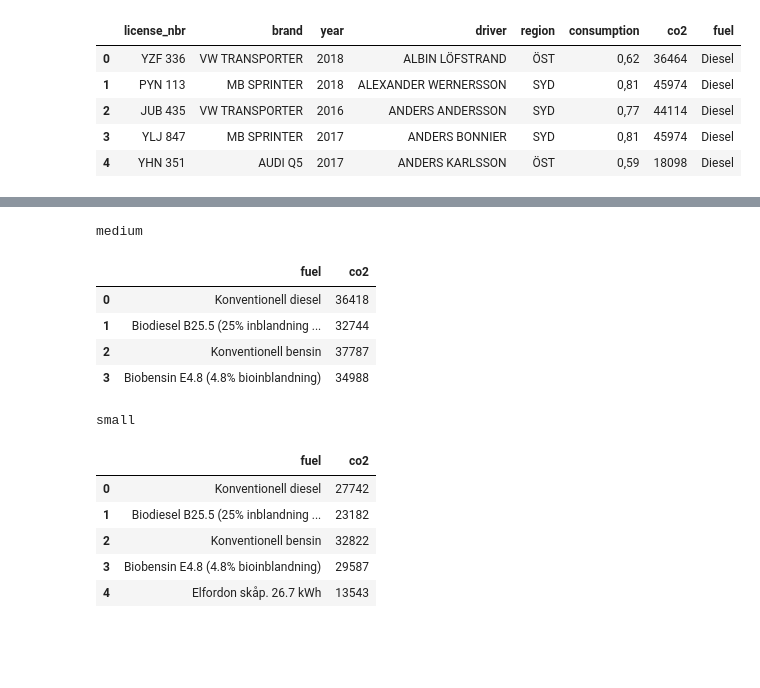
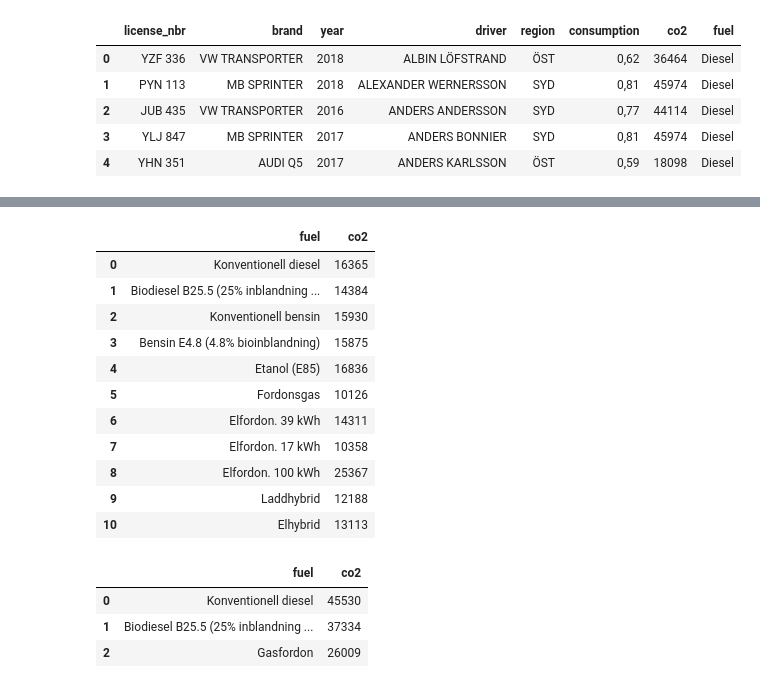
Before and after one commit to schurmann/fiskfl-sk, a Jupyter notebook: isak.ipynb, the cells around one changed output, grey strips where cells are left out. Drawn from its saved outputs; the diff is of its cells as text; code cells hidden in the pictures; blank space fills up the shorter version.

```diff
--- a/isak.ipynb
+++ b/isak.ipynb
@@ -62,21 +76,0 @@ big
-# %%
-print(df_totals[1][0])
-df_totals[1][1].head()
-# %% [output]
-medium
-|  | fuel | co2 |
-| 0 | Konventionell diesel | 36418 |
-| 1 | Biodiesel B25.5 (25% inblandning ... | 32744 |
-| 2 | Konventionell bensin | 37787 |
-| 3 | Biobensin E4.8 (4.8% bioinblandning) | 34988 |
-# %%
-print(df_totals[2][0])
-df_totals[2][1].head()
-# %% [output]
-small
-|  | fuel | co2 |
-| 0 | Konventionell diesel | 27742 |
-| 1 | Biodiesel B25.5 (25% inblandning ... | 23182 |
-| 2 | Konventionell bensin | 32822 |
-| 3 | Biobensin E4.8 (4.8% bioinblandning) | 29587 |
-| 4 | Elfordon skåp. 26.7 kWh | 13543 |
@@ -96,0 +77,22 @@ cat_co2_dict, co2_fuel_dict = find_opt_co2(df_totals)
+# %%
+df_totals['work']
+# %% [output]
+|  | fuel | co2 |
+| 0 | Konventionell diesel | 16365 |
+| 1 | Biodiesel B25.5 (25% inblandning ... | 14384 |
+| 2 | Konventionell bensin | 15930 |
+| 3 | Bensin E4.8 (4.8% bioinblandning) | 15875 |
+| 4 | Etanol (E85) | 16836 |
+| 5 | Fordonsgas | 10126 |
+| 6 | Elfordon. 39 kWh | 14311 |
+| 7 | Elfordon. 17 kWh | 10358 |
+| 8 | Elfordon. 100 kWh | 25367 |
+| 9 | Laddhybrid | 12188 |
+| 10 | Elhybrid | 13113 |
+# %%
+df_totals['big']
+# %% [output]
+|  | fuel | co2 |
+| 0 | Konventionell diesel | 45530 |
+| 1 | Biodiesel B25.5 (25% inblandning ... | 37334 |
+| 2 | Gasfordon | 26009 |
```
Also changed, not shown: parts of 16 cells of this notebook, 2 other files.
